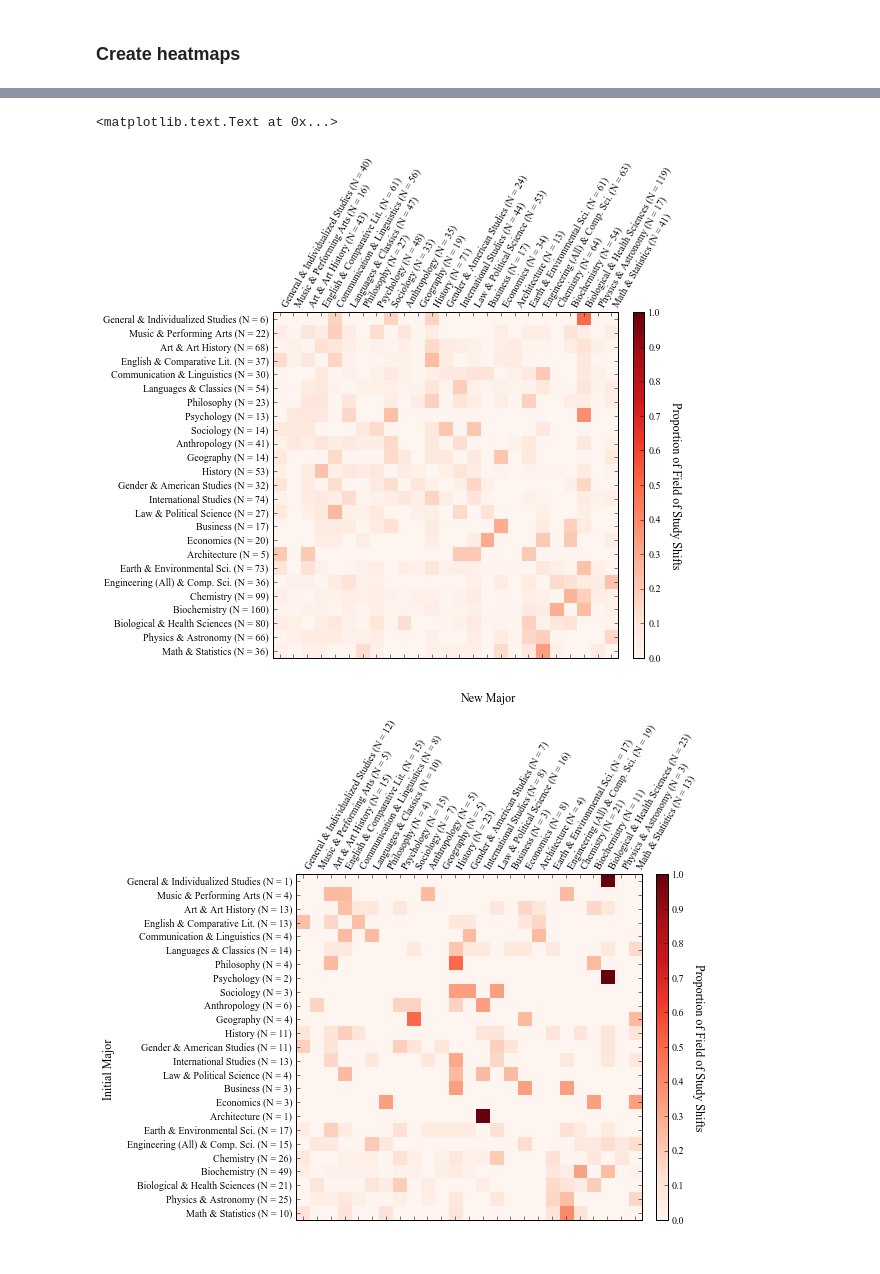
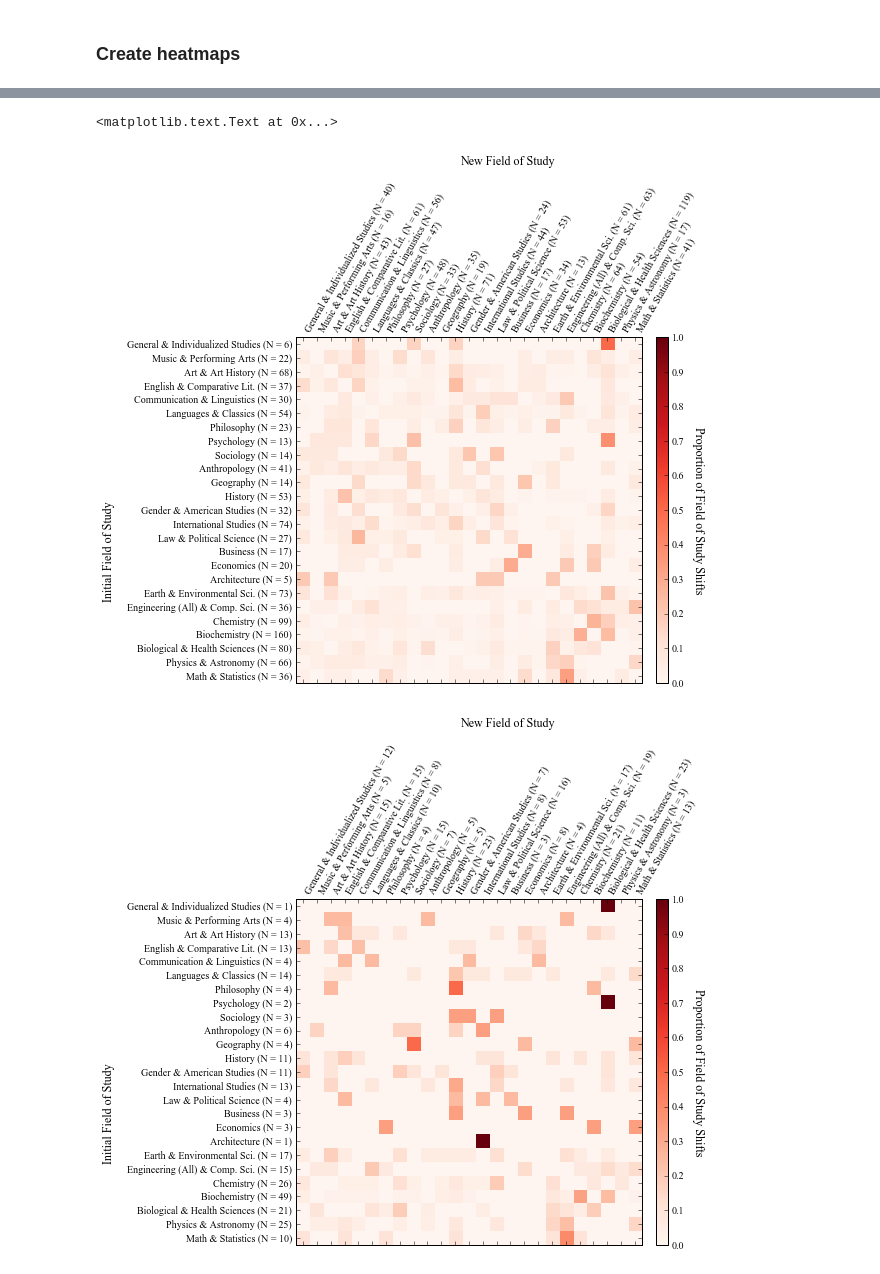
Before and after one commit to lovenoor/plos_one_student_transfers, a Jupyter notebook: MajorShiftsAnalysis.ipynb, the cells around one changed output, grey strips where cells are left out. Drawn from its saved outputs; the diff is of its cells as text; code cells hidden in the pictures.

Commit message:
updated major transfer code

```diff
--- a/MajorShiftsAnalysis.ipynb
+++ b/MajorShiftsAnalysis.ipynb
@@ -18,6 +18,8 @@ import numpy as np;
 import matplotlib.pyplot as plt;
 import pylab;
 from matplotlib import rc;
+from matplotlib import rcParams
+rcParams.update({'figure.autolayout': True})
 % matplotlib inline
 
 rc('font', family = 'Times New Roman')
@@ -513,7 +515,9 @@ plt.yticks(range(0,len(tags)), [x + ' (N = ' + y + ')' for x,y in zip(tags, sums
 axcolor = fig.add_axes([0.95,0.075,0.02,0.6])
 cbar = pylab.colorbar(im, cax = axcolor)
 cbar.ax.set_ylabel('Proportion of Field of Study Shifts', rotation = 270, labelpad = 20, fontsize = 'large')
-#fig.savefig('heatAllNc.svg', format='svg', dpi=1200)
+plt.text(-48, 0.5, 'Initial Field of Study', {'rotation':90, 'size': 'large'})
+plt.text(-17, 1.5, 'New Field of Study', {'size': 'large'})
+#fig.savefig('heatAllNc.svg', format='svg', dpi=1200, bbox_inches='tight')
 
 fig = pylab.figure(figsize=(8,8))
 axmatrix = fig.add_axes([0.325,0.075,0.6,0.6])
@@ -522,41 +526,41 @@ idx2 = tags
 im = axmatrix.matshow(normFrNc, origin = 'upper', cmap = pylab.cm.Reds, vmax = 1)
 plt.xticks(range(0,len(tags)), [x + ' (N = ' + y + ')' for x,y in zip(tags, sumsFrColNc)], rotation = 60, ha = 'left')
 plt.yticks(range(0,len(tags)), [x + ' (N = ' + y + ')' for x,y in zip(tags, sumsFrNc)])
 axcolor = fig.add_axes([0.95,0.075,0.02,0.6])
 cbar = pylab.colorbar(im, cax = axcolor)
 cbar.ax.set_ylabel('Proportion of Field of Study Shifts', rotation = 270, labelpad = 20, fontsize = 'large')
-plt.text(-48, 0.5, 'Initial Major', {'rotation':90, 'size': 'large'})
-plt.text(-17, 1.5, 'New Major', {'size': 'large'})
-#fig.savefig('heatFrNc.svg', format='svg', dpi=1200)
+plt.text(-48, 0.5, 'Initial Field of Study', {'rotation':90, 'size': 'large'})
+plt.text(-17, 1.5, 'New Field of Study', {'size': 'large'})
+#fig.savefig('heatFrNc.svg', format='svg', dpi=1200, bbox_inches='tight')
 
 fig = pylab.figure(figsize=(8,8))
 axmatrix = fig.add_axes([0.325,0.075,0.6,0.6])
 idx1 = tags
 idx2 = tags
 im = axmatrix.matshow(norm2yrNc, origin = 'upper', cmap = pylab.cm.Reds, vmax = 1)
 plt.xticks(range(0,len(tags)), [x + ' (N = ' + y + ')' for x,y in zip(tags, sums2yrColNc)], rotation = 60, ha = 'left')
 plt.yticks(range(0,len(tags)), [x + ' (N = ' + y + ')' for x,y in zip(tags, sums2yrNc)])
 axcolor = fig.add_axes([0.95,0.075,0.02,0.6])
 cbar = pylab.colorbar(im, cax = axcolor)
 cbar.ax.set_ylabel('Proportion of Field of Study Shifts', rotation = 270, labelpad = 20, fontsize = 'large')
-plt.text(-48, 0.5, 'Initial Major', {'rotation':90, 'size': 'large'})
-plt.text(-17, 1.5, 'New Major', {'size': 'large'})
-#fig.savefig('heat2yrNc.svg', format='svg', dpi=1200)
+plt.text(-48, 0.5, 'Initial Field of Study', {'rotation':90, 'size': 'large'})
+plt.text(-17, 1.5, 'New Field of Study', {'size': 'large'})
+#fig.savefig('heat2yrNc.svg', format='svg', dpi=1200, bbox_inches='tight')
 
 fig = pylab.figure(figsize=(8,8))
 axmatrix = fig.add_axes([0.325,0.075,0.6,0.6])
 idx1 = tags
 idx2 = tags
 im = axmatrix.matshow(norm4yrNc, origin = 'upper', cmap = pylab.cm.Reds, vmax = 1)
 plt.xticks(range(0,len(tags)), [x + ' (N = ' + y + ')' for x,y in zip(tags, sums4yrColNc)], rotation = 60, ha = 'left')
 plt.yticks(range(0,len(tags)), [x + ' (N = ' + y + ')' for x,y in zip(tags, sums4yrNc)])
 axcolor = fig.add_axes([0.95,0.075,0.02,0.6])
 cbar = pylab.colorbar(im, cax = axcolor)
 cbar.ax.set_ylabel('Proportion of Field of Study Shifts', rotation = 270, labelpad = 20, fontsize = 'large')
-plt.text(-48, 0.5, 'Initial Major', {'rotation':90, 'size': 'large'})
-plt.text(-17, 1.5, 'New Major', {'size': 'large'})
-#fig.savefig('heat4yrNc.svg', format='svg', dpi=1200)
+plt.text(-48, 0.5, 'Initial Field of Study', {'rotation':90, 'size': 'large'})
+plt.text(-17, 1.5, 'New Field of Study', {'size': 'large'})
+#fig.savefig('heat4yrNc.svg', format='svg', dpi=1200, bbox_inches='tight')
 # %% [output]
 <matplotlib.text.Text at 0x...>
-[figure, old version]
+[figure, new version]
-[figure, old version]
+[figure, new version]
```
Also changed, not shown: parts of 2 cells of this notebook.
